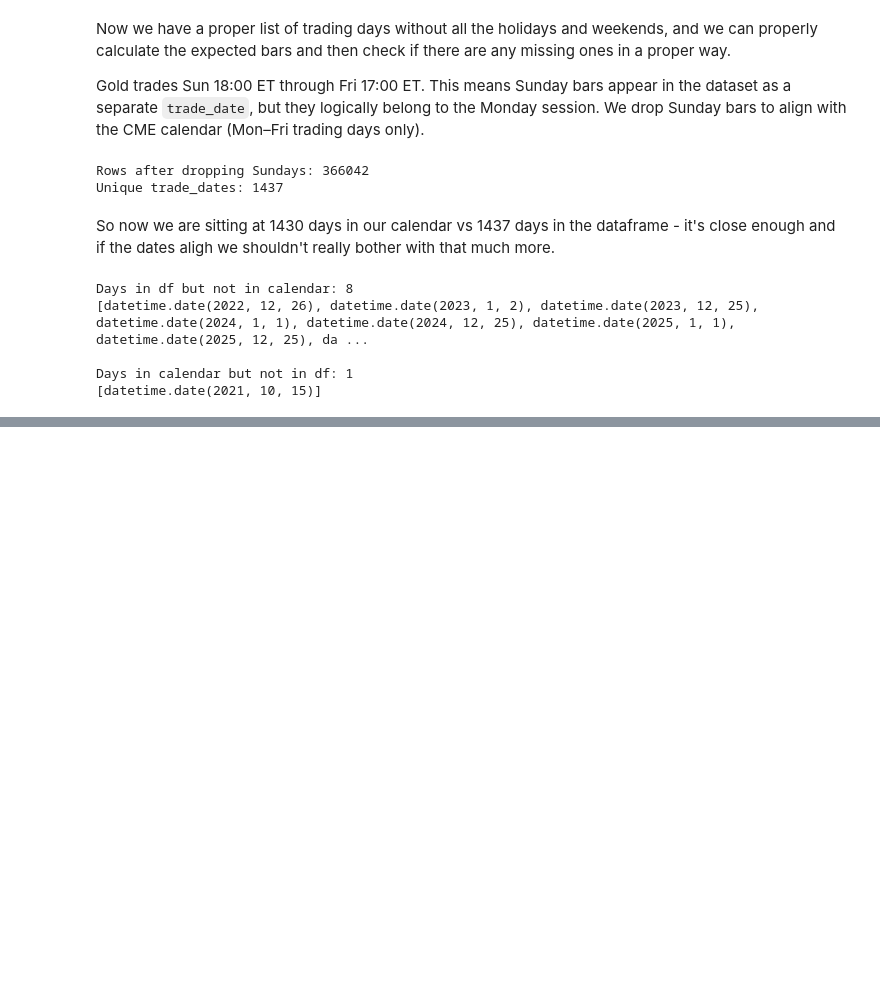
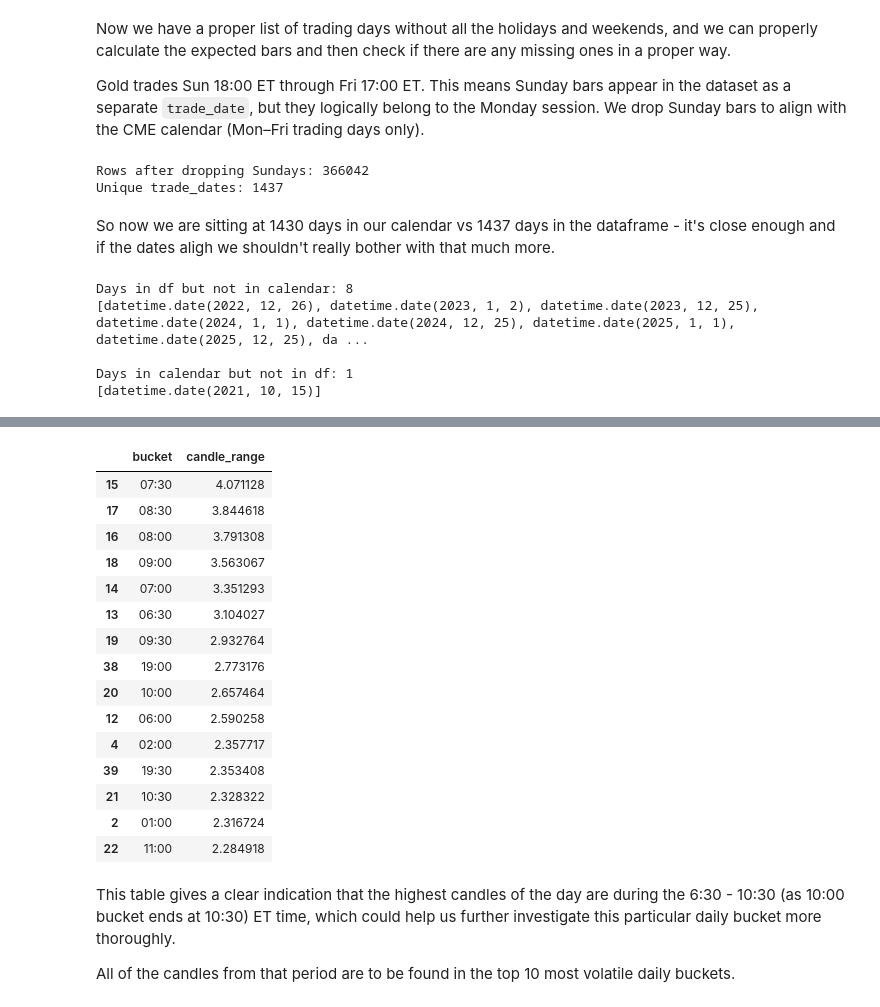
Before and after one commit to ady7ady7/python_agentic_learning, a Jupyter notebook: project2_xauusd_analysis/notebooks/01_data_import_eda.ipynb, the cells around one changed output, grey strips where cells are left out. Cells and saved outputs as stored; diff of their text form; code cells hidden in the pictures; blank space fills up the shorter version.

```diff
--- a/project2_xauusd_analysis/notebooks/01_data_import_eda.ipynb
+++ b/project2_xauusd_analysis/notebooks/01_data_import_eda.ipynb
@@ -206,0 +304,25 @@ Data coverage is 99.9% complete, and it's the best time to move forward!
+# %%
+
+df_bucket_df= df_bucket_df.sort_values(by = 'candle_range', ascending = False)
+df_bucket_df.head(15)
+# %% [output]
+|  | bucket | candle_range |
+| 15 | 07:30 | 4.071128 |
+| 17 | 08:30 | 3.844618 |
+| 16 | 08:00 | 3.791308 |
+| 18 | 09:00 | 3.563067 |
+| 14 | 07:00 | 3.351293 |
+| 13 | 06:30 | 3.104027 |
+| 19 | 09:30 | 2.932764 |
+| 38 | 19:00 | 2.773176 |
+| 20 | 10:00 | 2.657464 |
+| 12 | 06:00 | 2.590258 |
+| 4 | 02:00 | 2.357717 |
+| 39 | 19:30 | 2.353408 |
+| 21 | 10:30 | 2.328322 |
+| 2 | 01:00 | 2.316724 |
+| 22 | 11:00 | 2.284918 |
+# %% [markdown]
+This table gives a clear indication that the highest candles of the day are during the 6:30 - 10:30 (as 10:00 bucket ends at 10:30) ET time, which could help us further investigate this particular daily bucket more thoroughly.
+
+All of the candles from that period are to be found in the top 10 most volatile daily buckets.
```
Also changed, not shown: parts of 11 cells of this notebook, 2 other files.
